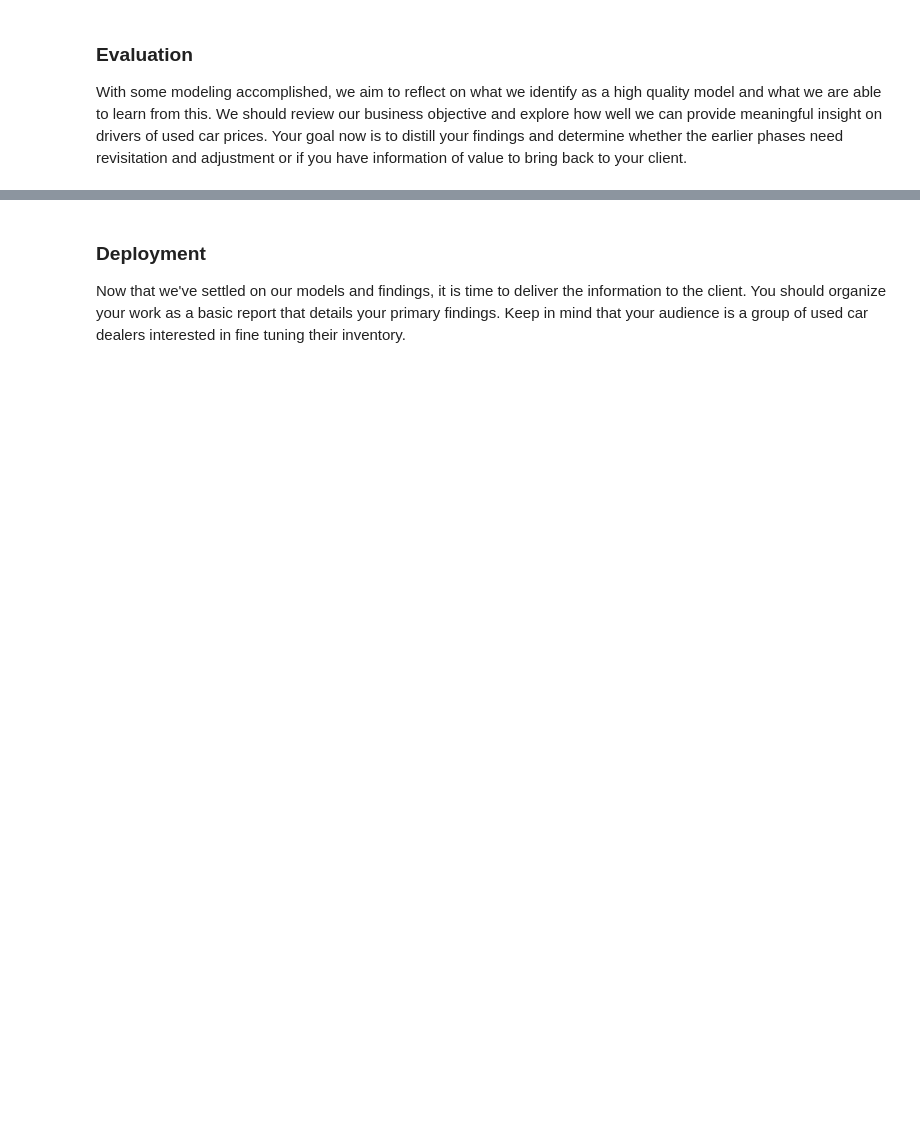
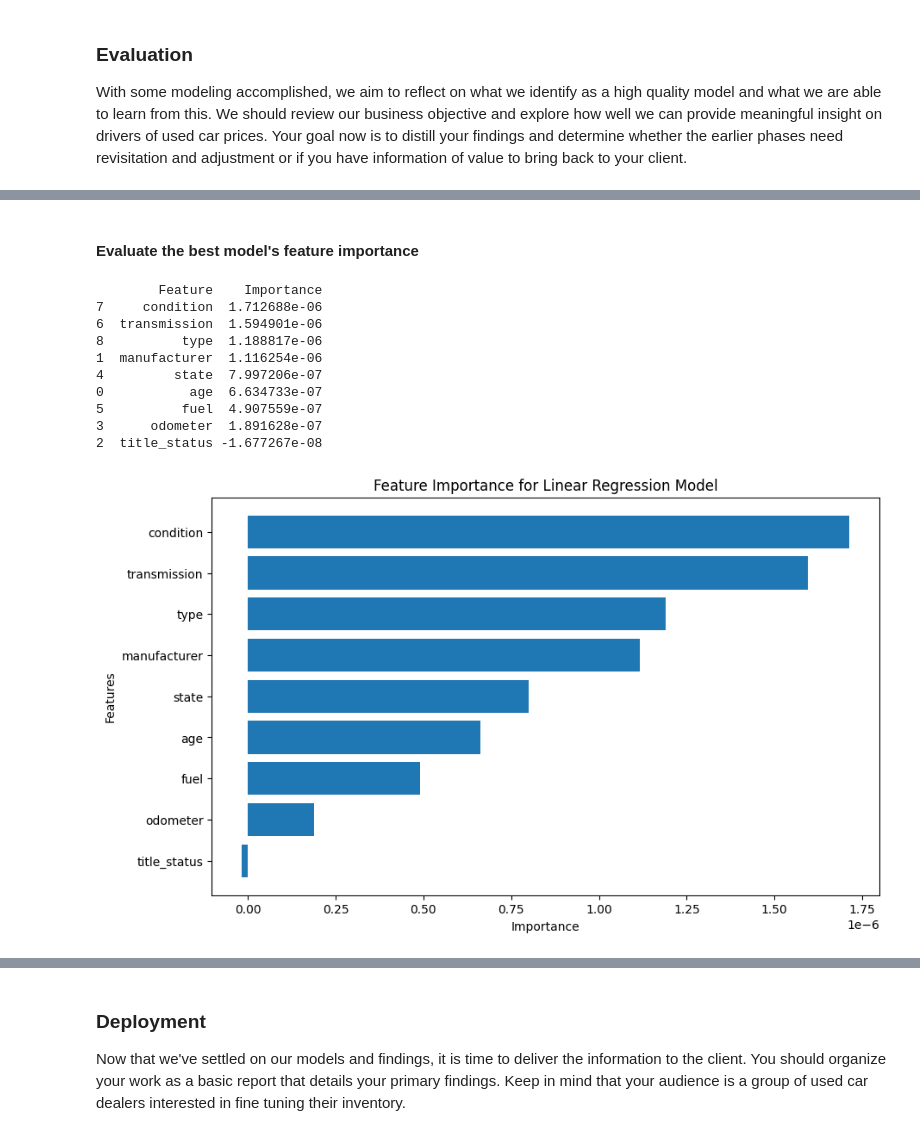
Before and after one commit to ok-ikejiani/Practical-Application-Assignment-11.1, a Jupyter notebook: prompt_II.ipynb, the cells around one changed output, grey strips where cells are left out. Drawn from its saved outputs; the diff is of its cells as text; code cells hidden in the pictures; blank space fills up the shorter version.

```diff
--- a/prompt_II.ipynb
+++ b/prompt_II.ipynb
@@ -367,9 +376,10 @@ vehicles_df['age'] = 2024 - vehicles_df['year']
 # Select only the columns that seem important, and do not large amount of missing values
 # removed 'id', 'region', 'VIN', 'drive', 'size', 'paint_color' as they are not useful for this analysis because they are null
 # in more than 20% of the dataset or because they have a large number of unique values that would not be useful for this analysis
+# and increase the complexity of the model and time to train substantially.
 selected_columns = [
     'price', 'age', 'manufacturer', 'title_status', 'odometer',
-    'state', 'fuel', 'transmission','condition','type', 'model'
+    'state', 'fuel', 'transmission','condition','type'
 ]
 
 #Drop rows with missing values in the selected columns
@@ -493,0 +669,19 @@ With some modeling accomplished, we aim to reflect on what we identify as a high
+# %% [markdown]
+#### Evaluate the best model's feature importance
+# %%
+from utils.data_modelling_helpers import plot_feature_importance
+
+best_model = tuned_models_log[0]
+plot_feature_importance(best_model, X_train, X_test, y_test)
+# %% [output]
+        Feature    Importance
+7     condition  1.712688e-06
+6  transmission  1.594901e-06
+8          type  1.188817e-06
+1  manufacturer  1.116254e-06
+4         state  7.997206e-07
+0           age  6.634733e-07
+5          fuel  4.907559e-07
+3      odometer  1.891628e-07
+2  title_status -1.677267e-08
+[figure, added]
```
Also changed, not shown: parts of 35 cells of this notebook, 7 other files.
